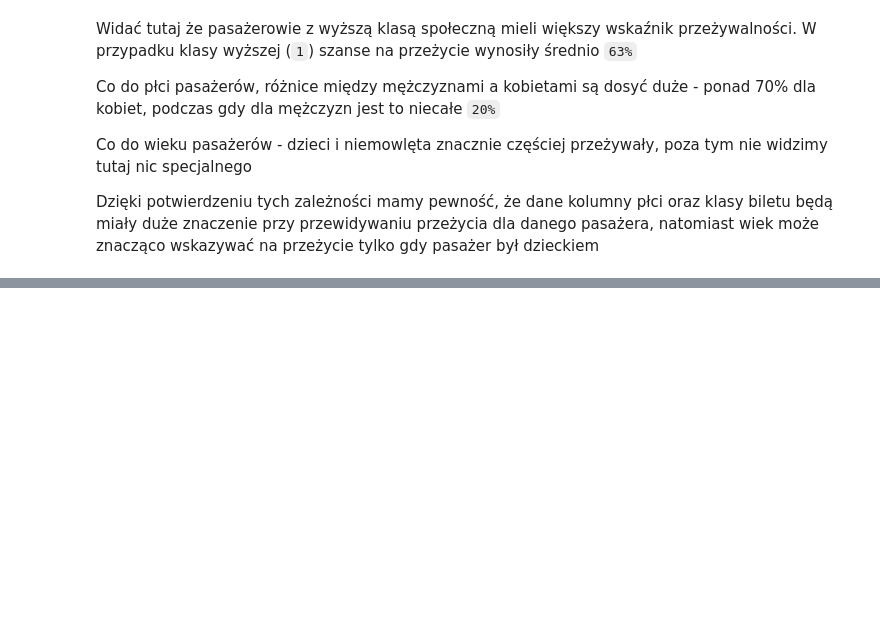
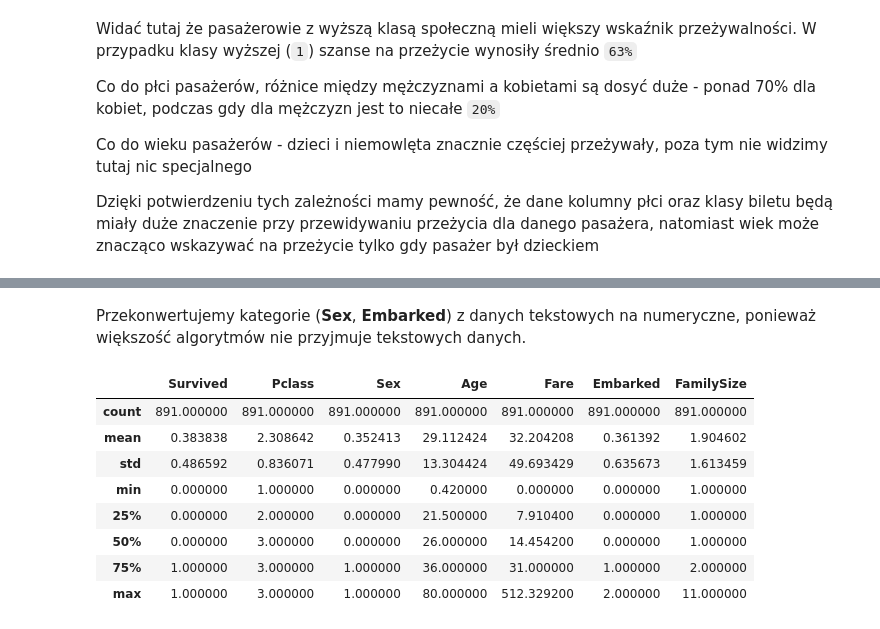
Before and after one commit to Physalium/PUMTitanic, a Jupyter notebook: titanicML.ipynb, the cells around one changed output, grey strips where cells are left out. Cells and saved outputs as stored; diff of their text form; code cells hidden in the pictures; blank space fills up the shorter version.

```diff
--- a/titanicML.ipynb
+++ b/titanicML.ipynb
@@ -181,0 +305,19 @@ train_df.describe(include = 'all')
+# %% [markdown]
+Przekonwertujemy kategorie (**Sex**, **Embarked**) z danych tekstowych na numeryczne, ponieważ większość algorytmów nie przyjmuje tekstowych danych.
+# %%
+train_df['Embarked'] = train_df['Embarked'].map( {'S': 0, 'C': 1, 'Q': 2} ).astype(int)
+test_df['Embarked'] = test_df['Embarked'].map( {'S': 0, 'C': 1, 'Q': 2} ).astype(int)
+train_df['Sex'] = train_df['Sex'].map( {'female': 1, 'male': 0} ).astype(int)
+test_df['Sex'] = test_df['Sex'].map( {'female': 1, 'male': 0} ).astype(int)
+
+train_df.describe(include = 'all')
+# %% [output]
+|  | Survived | Pclass | Sex | Age | Fare | Embarked | FamilySize |
+| count | 891.000000 | 891.000000 | 891.000000 | 891.000000 | 891.000000 | 891.000000 | 891.000000 |
+| mean | 0.383838 | 2.308642 | 0.352413 | 29.112424 | 32.204208 | 0.361392 | 1.904602 |
+| std | 0.486592 | 0.836071 | 0.477990 | 13.304424 | 49.693429 | 0.635673 | 1.613459 |
+| min | 0.000000 | 1.000000 | 0.000000 | 0.420000 | 0.000000 | 0.000000 | 1.000000 |
+| 25% | 0.000000 | 2.000000 | 0.000000 | 21.500000 | 7.910400 | 0.000000 | 1.000000 |
+| 50% | 0.000000 | 3.000000 | 0.000000 | 26.000000 | 14.454200 | 0.000000 | 1.000000 |
+| 75% | 1.000000 | 3.000000 | 1.000000 | 36.000000 | 31.000000 | 1.000000 | 2.000000 |
+| max | 1.000000 | 3.000000 | 1.000000 | 80.000000 | 512.329200 | 2.000000 | 11.000000 |
```
Also changed, not shown: parts of 16 cells of this notebook.
